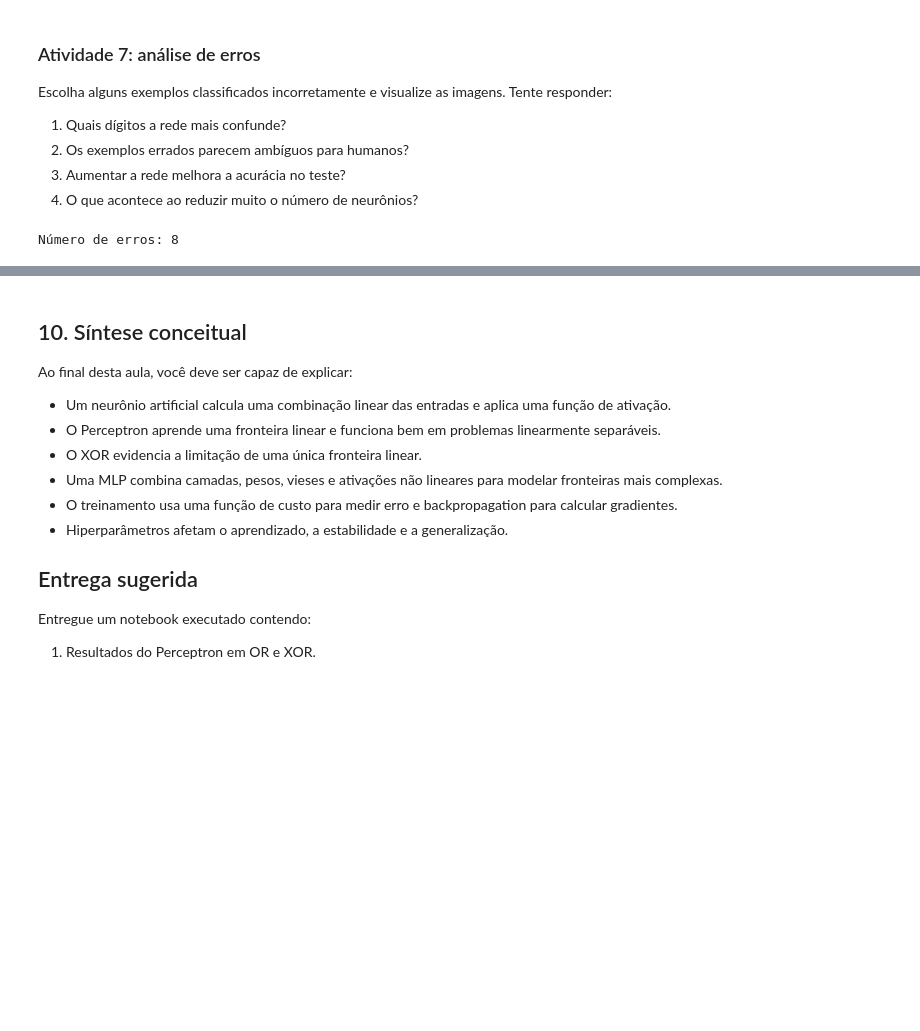
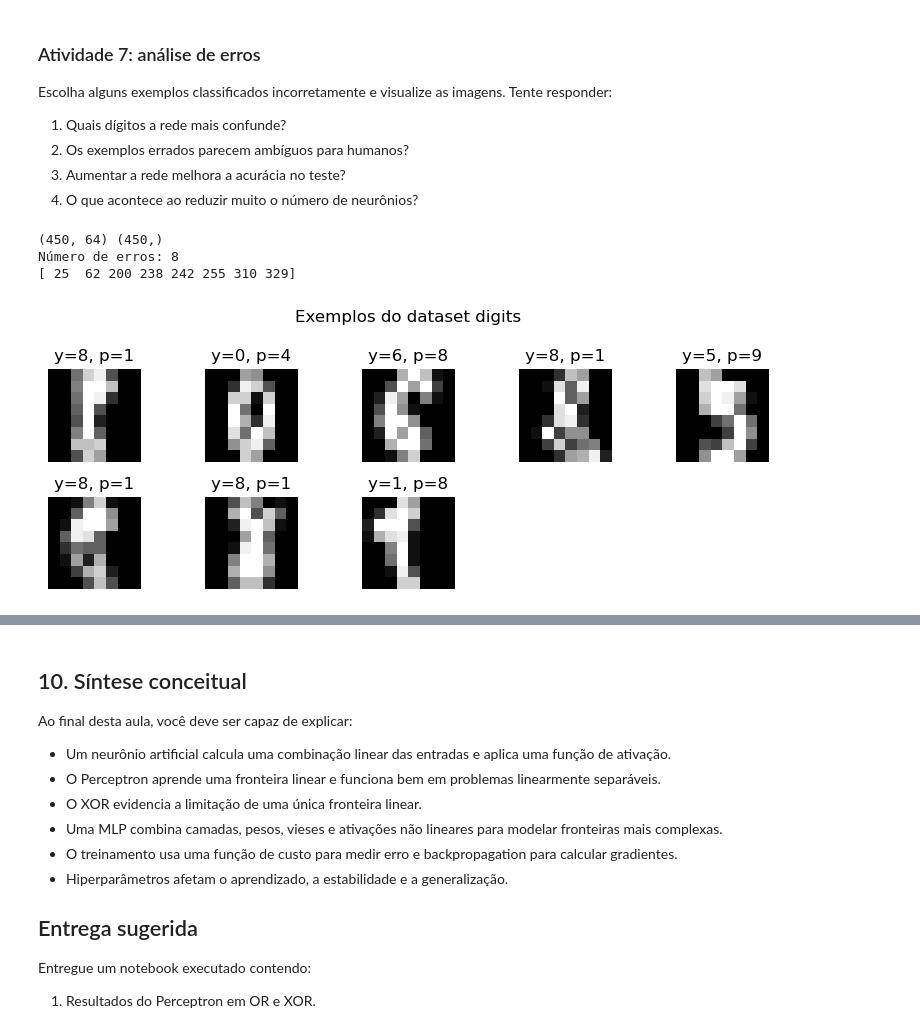
Before and after one commit to gabisartori/ine5664, a Jupyter notebook: atividade-4/aula_pratica_redes_neurais_estudantes.ipynb, the cells around one changed output, grey strips where cells are left out. Cells and saved outputs as stored; diff of their text form; code cells hidden in the pictures; blank space fills up the shorter version.

Commit message:
Finish atividade 4

```diff
--- a/atividade-4/aula_pratica_redes_neurais_estudantes.ipynb
+++ b/atividade-4/aula_pratica_redes_neurais_estudantes.ipynb
@@ -859,22 +863,29 @@ Compare pelo menos cinco configurações diferentes. Sugestões:
 
 Cuidado: redes maiores podem memorizar melhor o treino, mas nem sempre melhoram o teste.
 # %%
-# Atividade 6 — TODO
+# Atividade 6 — DONE
 # Compare pelo menos cinco configurações diferentes do MLPClassifier.
 # Para cada uma, registre acurácia de treino, acurácia de teste, número de iterações e custo final.
 
 if SKLEARN_AVAILABLE:
     experiments = [
-        {"hidden_layer_sizes": ..., "activation": ..., "learning_rate_init": ...},
-        # adicione pelo menos mais 4 configurações
+        {"hidden_layer_sizes": 10, "activation": "relu", "learning_rate_init": 0.01},
+        {"hidden_layer_sizes": 10, "activation": "tanh", "learning_rate_init": 0.01},
+        {"hidden_layer_sizes": 100, "activation": "relu", "learning_rate_init": 0.01},
+        {"hidden_layer_sizes": 100, "activation": "relu", "learning_rate_init": 0.001},
+        {"hidden_layer_sizes": 2, "activation": "relu", "learning_rate_init": 0.001},
+        {"hidden_layer_sizes": 2, "activation": "relu", "learning_rate_init": 0.01},
     ]
 
     summary = []
-    for params in experiments:
-        # TODO: instanciar MLPClassifier
+    for i, params in enumerate(experiments):
+        # TODO: instanciar MLPClassifieri, model.sco
+        model = MLPClassifier(**params)
         # TODO: treinar no conjunto de treino padronizado
+        model.fit(X_train_scaled, y_train)
         # TODO: calcular métricas no treino e no teste
+        summary.append((i, accuracy_score(y_train, model.predict(X_train_scaled)), accuracy_score(y_test, model.predict(X_test_scaled))))
         pass
 
-    # for row in summary:
-    #     print(row)
+    for row in summary:
+        print(row)
@@ -958,13 +976,26 @@ Escolha alguns exemplos classificados incorretamente e visualize as imagens. Ten
 # %%
 # Atividade 7 — TODO
 # Encontre exemplos classificados incorretamente e visualize algumas imagens.
 # Em seguida, responda às perguntas da atividade em uma célula Markdown.
-
+print(X_test_d.shape, y_test_d.shape)
 if SKLEARN_AVAILABLE:
     wrong = np.where(pred_d != y_test_d)[0]
     print(f"Número de erros: {len(wrong)}")
-
+    print(wrong)
     # TODO: visualizar alguns exemplos incorretos
     # Dica: use X_test_d[idx].reshape(8, 8), y_test_d[idx] e pred_d[idx].
+    fig = plt.figure(figsize=(8, 3))
+    for i, idx in enumerate(wrong):
+        ax = fig.add_subplot(2, 5, i + 1)
+        ax.imshow(X_test_d[idx].reshape(8, 8), cmap="gray")
+        ax.set_title(f"y={y_test_d[idx]}, p={pred_d[idx]}")
+        ax.axis("off")
+    plt.suptitle("Exemplos do dataset digits")
+    plt.tight_layout()
+    plt.show()
+    print()
 # %% [output]
+(450, 64) (450,)
 Número de erros: 8
+[ 25  62 200 238 242 255 310 329]
+[figure, added]
```
Also changed, not shown: parts of 5 cells of this notebook.
